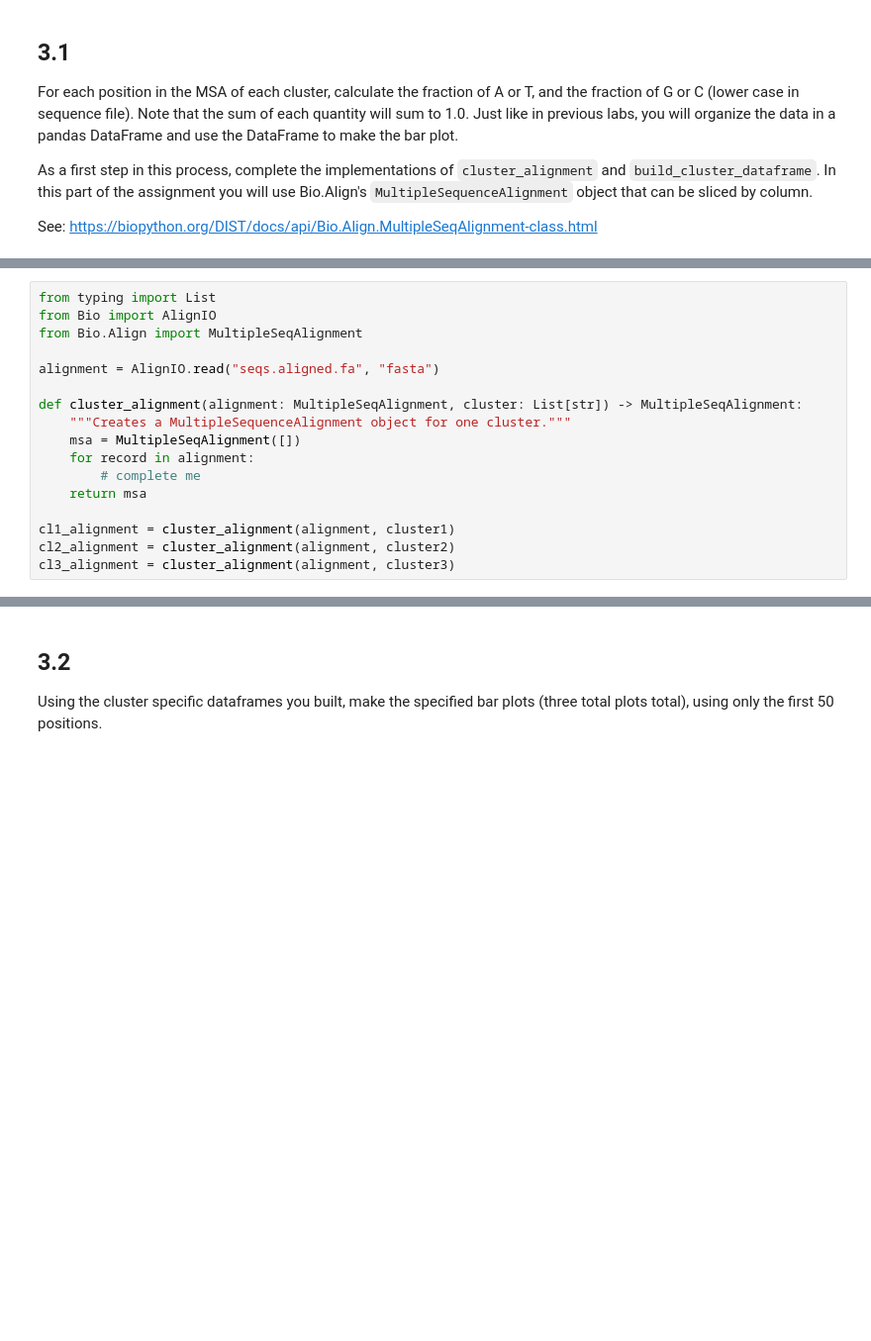
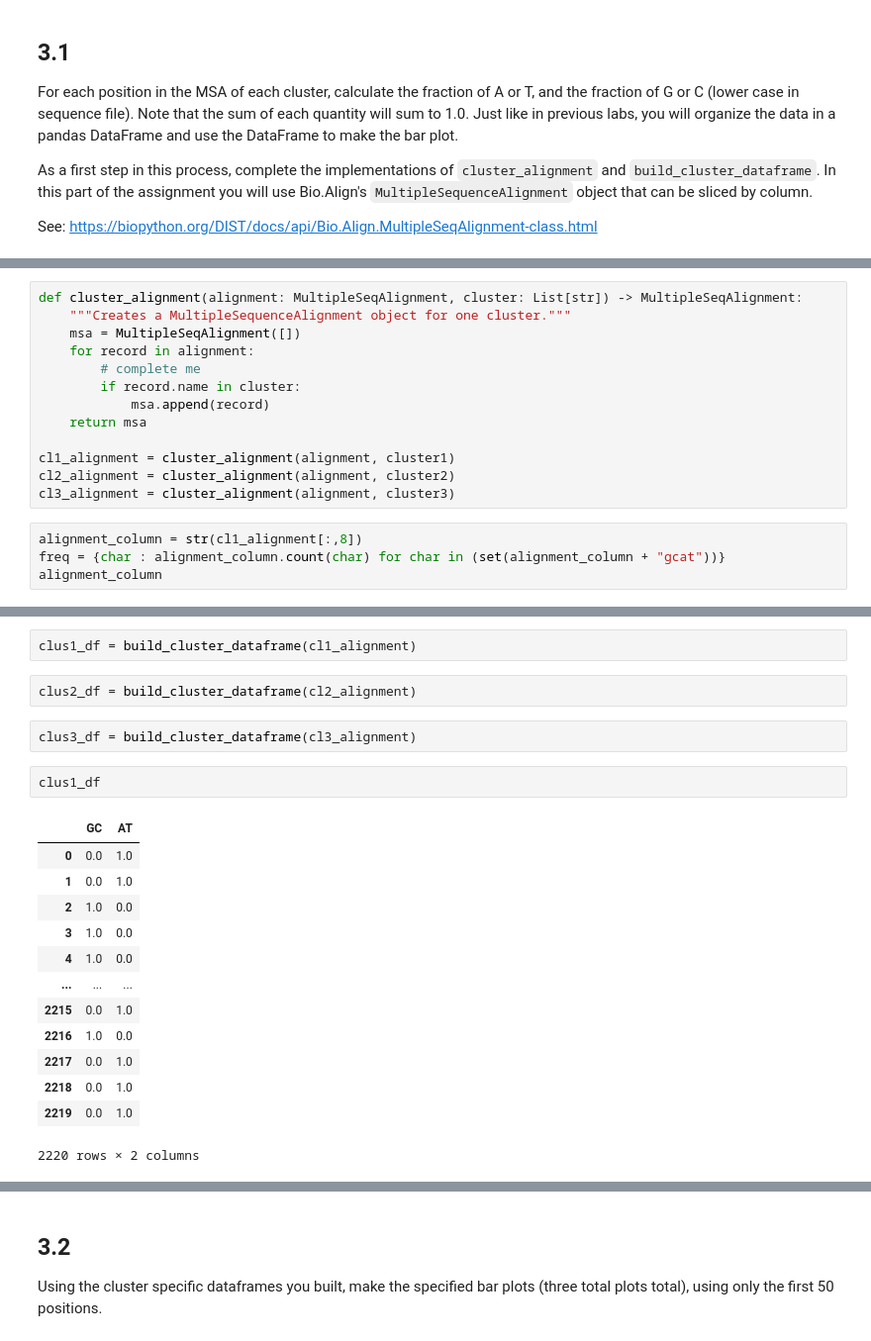
Before and after one commit to LegitGopnik/BioE131-lab7, a Jupyter notebook: assignment.ipynb, the cells around one changed output, grey strips where cells are left out. Shown: that part at 99% size. Saved outputs shown, nothing was run; the diff lists cells and outputs as text; blank space fills up the shorter version.

```diff
--- a/assignment.ipynb
+++ b/assignment.ipynb
@@ -192,17 +302,17 @@ See: https://biopython.org/DIST/docs/api/Bio.Align.MultipleSeqAlignment-class.ht
 # %%
-from typing import List
-from Bio import AlignIO
-from Bio.Align import MultipleSeqAlignment
-
-alignment = AlignIO.read("seqs.aligned.fa", "fasta")
-
 def cluster_alignment(alignment: MultipleSeqAlignment, cluster: List[str]) -> MultipleSeqAlignment:
     """Creates a MultipleSequenceAlignment object for one cluster."""
     msa = MultipleSeqAlignment([])
     for record in alignment:
         # complete me
+        if record.name in cluster:
+            msa.append(record)
     return msa
 
 cl1_alignment = cluster_alignment(alignment, cluster1)
 cl2_alignment = cluster_alignment(alignment, cluster2)
 cl3_alignment = cluster_alignment(alignment, cluster3)
+# %%
+alignment_column = str(cl1_alignment[:,8])
+freq = {char : alignment_column.count(char) for char in (set(alignment_column + "gcat"))}
+alignment_column
@@ -240 +362,23 @@ def build_cluster_dataframe(msa: MultipleSeqAlignment) -> pd.DataFrame:
     return df
+# %%
+clus1_df = build_cluster_dataframe(cl1_alignment)
+# %%
+clus2_df = build_cluster_dataframe(cl2_alignment)
+# %%
+clus3_df = build_cluster_dataframe(cl3_alignment)
+# %%
+clus1_df
+# %% [output]
+|  | GC | AT |
+| 0 | 0.0 | 1.0 |
+| 1 | 0.0 | 1.0 |
+| 2 | 1.0 | 0.0 |
+| 3 | 1.0 | 0.0 |
+| 4 | 1.0 | 0.0 |
+| ... | ... | ... |
+| 2215 | 0.0 | 1.0 |
+| 2216 | 1.0 | 0.0 |
+| 2217 | 0.0 | 1.0 |
+| 2218 | 0.0 | 1.0 |
+| 2219 | 0.0 | 1.0 |
+2220 rows × 2 columns
```
Also changed, not shown: parts of 28 cells of this notebook, 2 other files.
